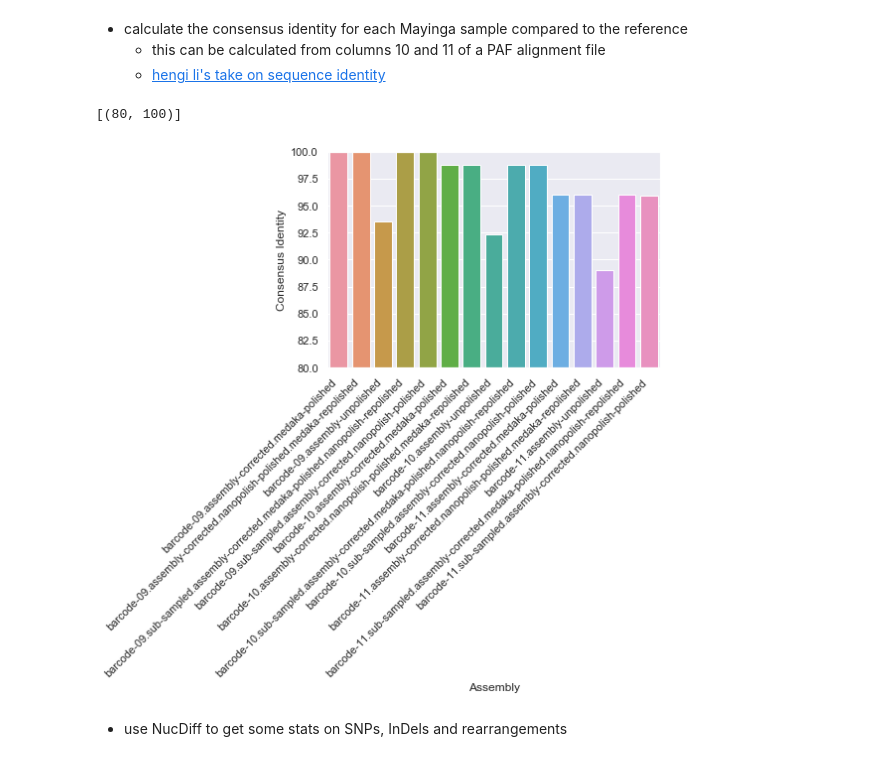
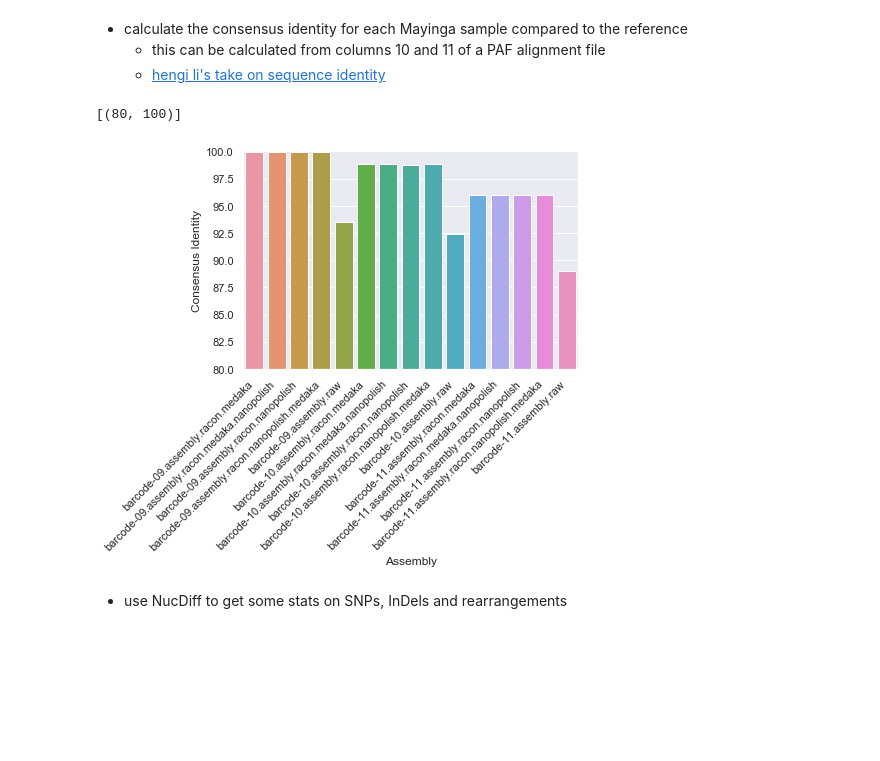
Before and after one commit to will-rowe/signal-check, a Jupyter notebook: analysis-r941_min_fast.ipynb, the cells around one changed output. Cells and saved outputs as stored; diff of their text form; code cells hidden in the pictures; blank space fills up the shorter version.

```diff
--- a/analysis-r941_min_fast.ipynb
+++ b/analysis-r941_min_fast.ipynb
@@ -194,35 +194,35 @@ import mappy as mp
 idents = []
 
 # set up the index
 a = mp.Aligner("tmp/mayinga-ref-genome.fasta", preset="asm10")  # load or build index
 if not a: raise Exception("ERROR: failed to load/build index")
 
 # open the list of assemblies we made
-with open("tmp/assembled-genome-list.txt", "r") as fh:
+with open("tmp/r941_min_fast.assembled-genomes.list", "r") as fh:
 
     # align each assembly to the reference
     for line in fh:
         base=os.path.basename(line)
         assemblyName=os.path.splitext(base)[0]
         for name, seq, qual in mp.fastx_read(line.rstrip()):
 
             # get the best hit for each assembly
             topHit = 0.0
             for hit in a.map(seq):
                 if (hit.mlen/hit.blen) > topHit:
                     topHit = (hit.mlen/hit.blen) * 100.0
 
             # store for plotting later
             idents.append([assemblyName, topHit])
 
 # plot the consensus identities
 df = pd.DataFrame(idents, columns = ['Assembly', 'Consensus Identity'])
 chart = sns.barplot(x="Assembly", y="Consensus Identity", data=df)
 chart.set_xticklabels(chart.get_xticklabels(), rotation=45, horizontalalignment='right', fontweight='light')
 chart.set(ylim=(80, 100))
 # %% [output]
 [(80, 100)]
-[figure, old version]
+[figure, new version]
 # %% [markdown]
 * use NucDiff to get some stats on SNPs, InDels and rearrangements
 # %%
```
Also changed, not shown: parts of 8 cells of this notebook, 39 other files.
